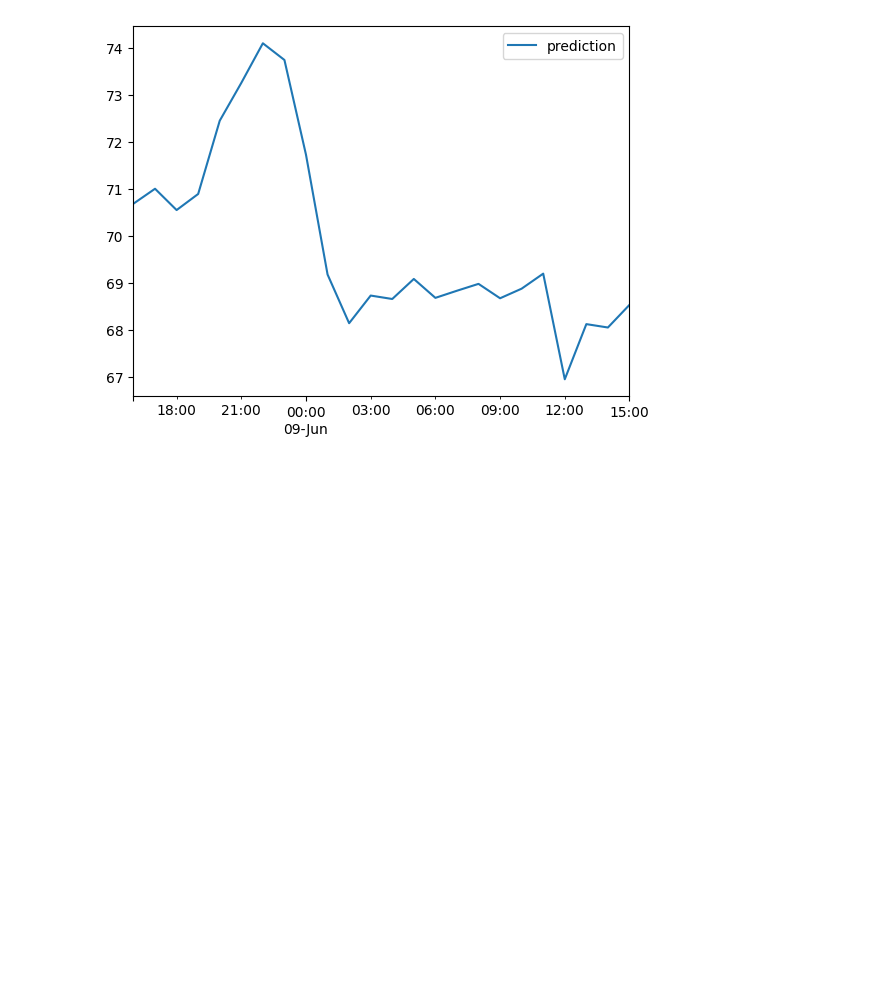
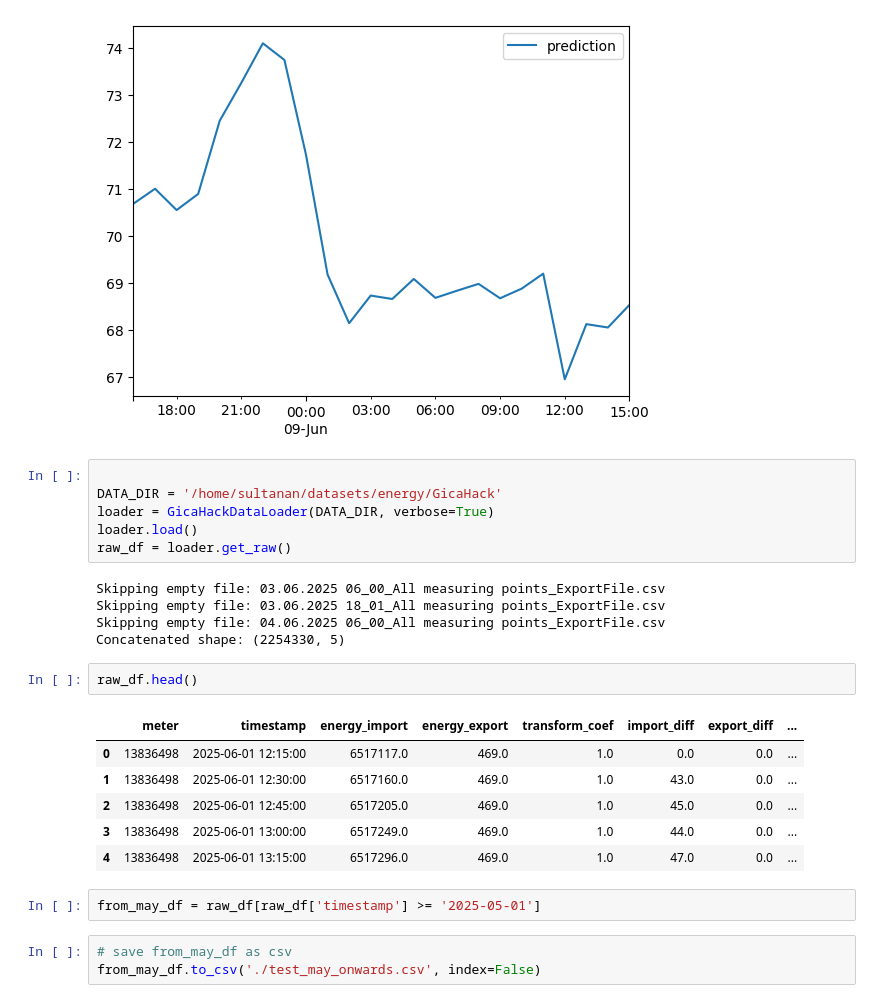
Before and after one commit to AndreiZoltan/energy, a Jupyter notebook: notebooks/inference_exp2.ipynb, the cells around one changed output. Drawn from its saved outputs; the diff is of its cells as text; blank space fills up the shorter version.

```diff
--- a/notebooks/inference_exp2.ipynb
+++ b/notebooks/inference_exp2.ipynb
@@ -667,3 +667,28 @@ future_df2.plot()
 <Axes: >
 [figure]
 [figure]
+# %%
+
+DATA_DIR = '/home/sultanan/datasets/energy/GicaHack'
+loader = GicaHackDataLoader(DATA_DIR, verbose=True)
+loader.load()
+raw_df = loader.get_raw()
+# %% [output]
+Skipping empty file: 03.06.2025 06_00_All measuring points_ExportFile.csv
+Skipping empty file: 03.06.2025 18_01_All measuring points_ExportFile.csv
+Skipping empty file: 04.06.2025 06_00_All measuring points_ExportFile.csv
+Concatenated shape: (2254330, 5)
+# %%
+raw_df.head()
+# %% [output]
+|  | meter | timestamp | energy_import | energy_export | transform_coef | import_diff | export_diff | ... |
+| 0 | 13836498 | 2025-06-01 12:15:00 | 6517117.0 | 469.0 | 1.0 | 0.0 | 0.0 | ... |
+| 1 | 13836498 | 2025-06-01 12:30:00 | 6517160.0 | 469.0 | 1.0 | 43.0 | 0.0 | ... |
+| 2 | 13836498 | 2025-06-01 12:45:00 | 6517205.0 | 469.0 | 1.0 | 45.0 | 0.0 | ... |
+| 3 | 13836498 | 2025-06-01 13:00:00 | 6517249.0 | 469.0 | 1.0 | 44.0 | 0.0 | ... |
+| 4 | 13836498 | 2025-06-01 13:15:00 | 6517296.0 | 469.0 | 1.0 | 47.0 | 0.0 | ... |
+# %%
+from_may_df = raw_df[raw_df['timestamp'] >= '2025-05-01']
+# %%
+# save from_may_df as csv
+from_may_df.to_csv('./test_may_onwards.csv', index=False)
```
Also changed, not shown: parts of 1 cell of this notebook, 6 other files.
